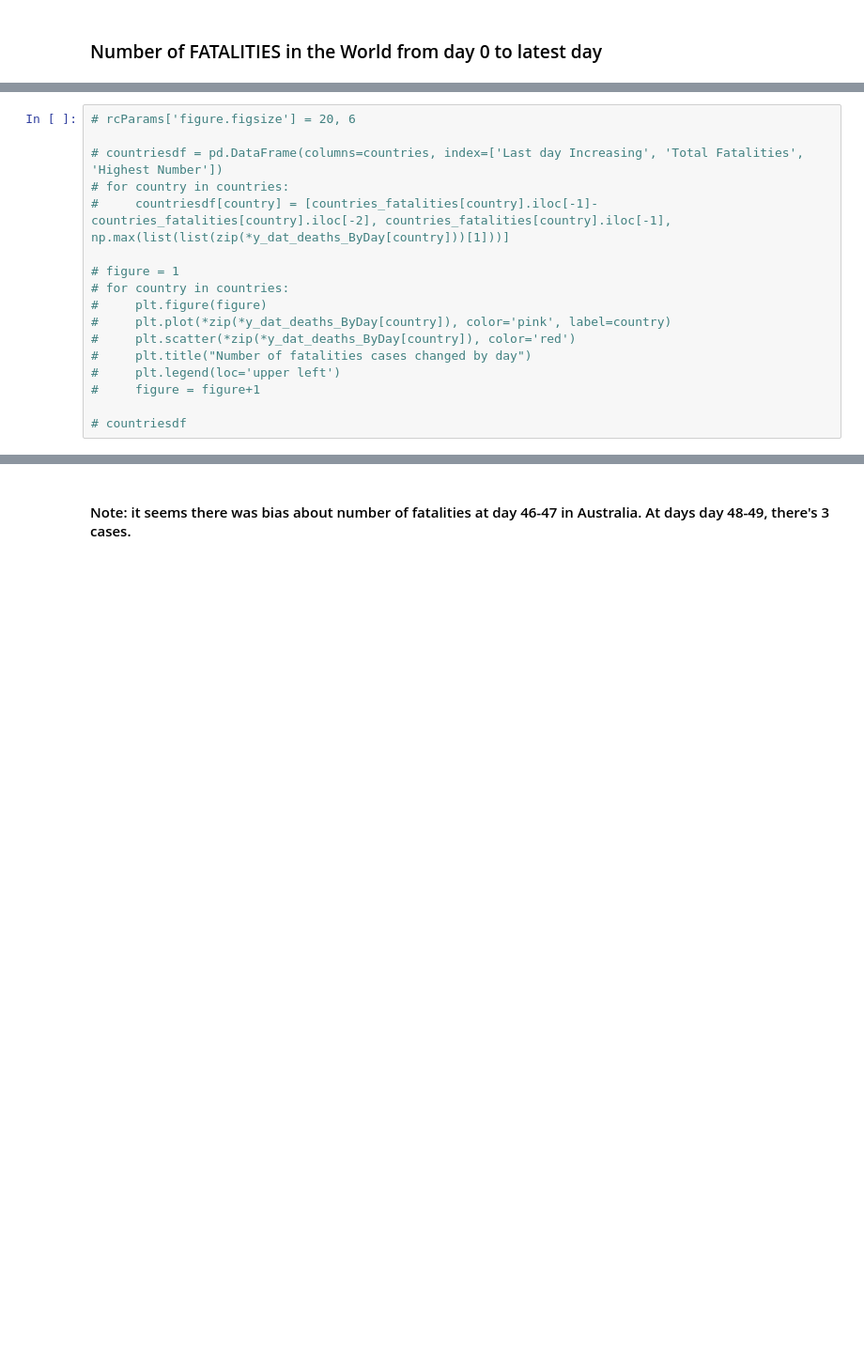
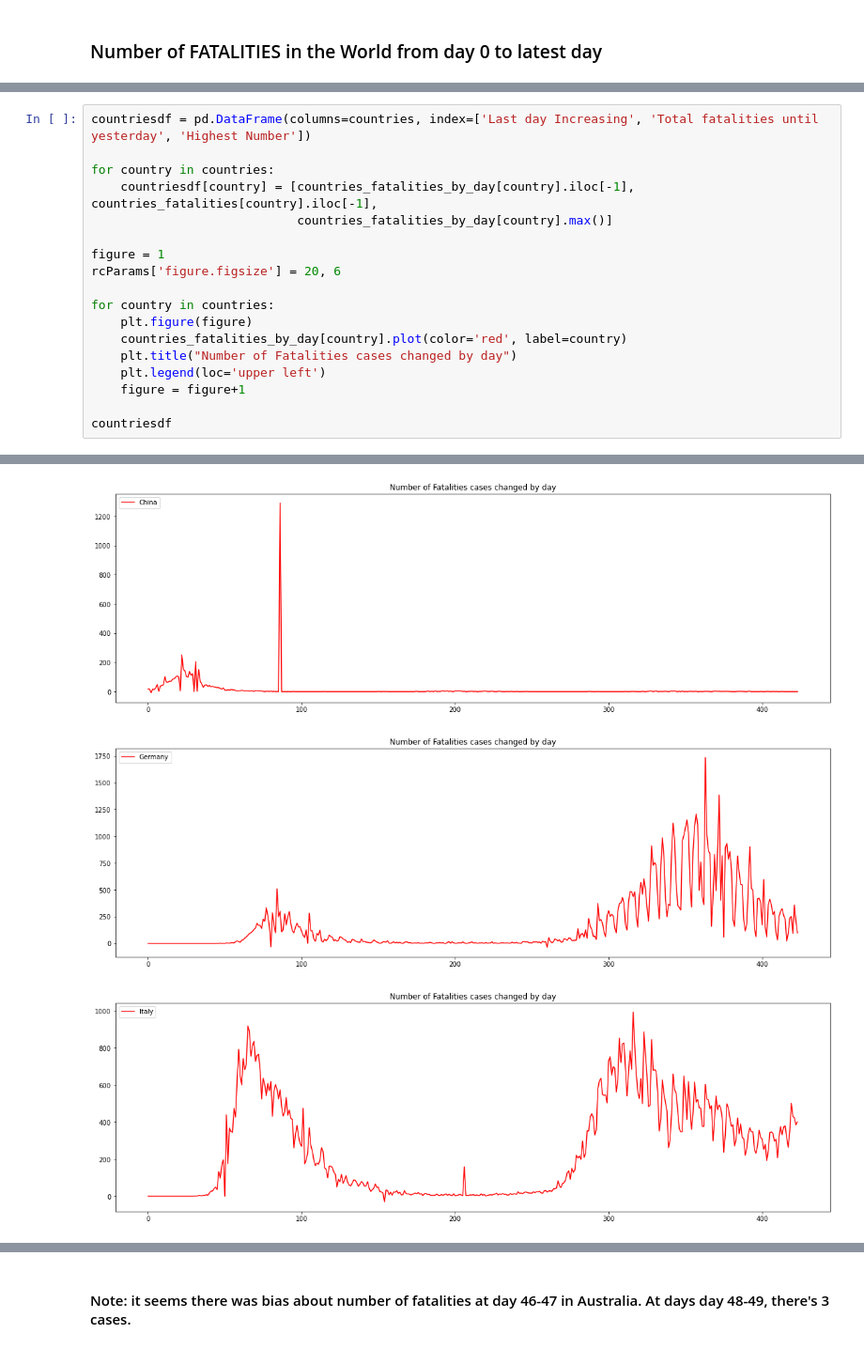
Before and after one commit to lphan/ML-Practices, a Jupyter notebook: 18_Covid-19/18_Covid-19_fatalities.ipynb, the cells around one changed output, grey strips where cells are left out. Shown at 94% size. Drawn from its saved outputs; the diff is of its cells as text; blank space fills up the shorter version.

```diff
--- a/18_Covid-19/18_Covid-19_fatalities.ipynb
+++ b/18_Covid-19/18_Covid-19_fatalities.ipynb
@@ -148,17 +137,19 @@ countries_fatalities[countries]
 # %%
-# rcParams['figure.figsize'] = 20, 6
+countriesdf = pd.DataFrame(columns=countries, index=['Last day Increasing', 'Total fatalities until yesterday', 'Highest Number'])
 
-# countriesdf = pd.DataFrame(columns=countries, index=['Last day Increasing', 'Total Fatalities', 'Highest Number'])
-# for country in countries:
-#     countriesdf[country] = [countries_fatalities[country].iloc[-1]-countries_fatalities[country].iloc[-2], countries_fatalities[country].iloc[-1], np.max(list(list(zip(*y_dat_deaths_ByDay[country]))[1]))]
+for country in countries:
+    countriesdf[country] = [countries_fatalities_by_day[country].iloc[-1], countries_fatalities[country].iloc[-1],
+                            countries_fatalities_by_day[country].max()]
 
-# figure = 1
-# for country in countries:
-#     plt.figure(figure)
-#     plt.plot(*zip(*y_dat_deaths_ByDay[country]), color='pink', label=country)
-#     plt.scatter(*zip(*y_dat_deaths_ByDay[country]), color='red')
-#     plt.title("Number of fatalities cases changed by day")
-#     plt.legend(loc='upper left')
-#     figure = figure+1
+figure = 1
+rcParams['figure.figsize'] = 20, 6
 
-# countriesdf
+for country in countries:
+    plt.figure(figure)
+    countries_fatalities_by_day[country].plot(color='red', label=country)
+    plt.title("Number of Fatalities cases changed by day")
+    plt.legend(loc='upper left')
+    figure = figure+1
+
+countriesdf
+# %% [output]
@@ -164,0 +160,3 @@ countries_fatalities[countries]
+[figure, added]
+[figure, added]
+[figure, added]
```
Also changed, not shown: parts of 8 cells of this notebook, 15 other files.
